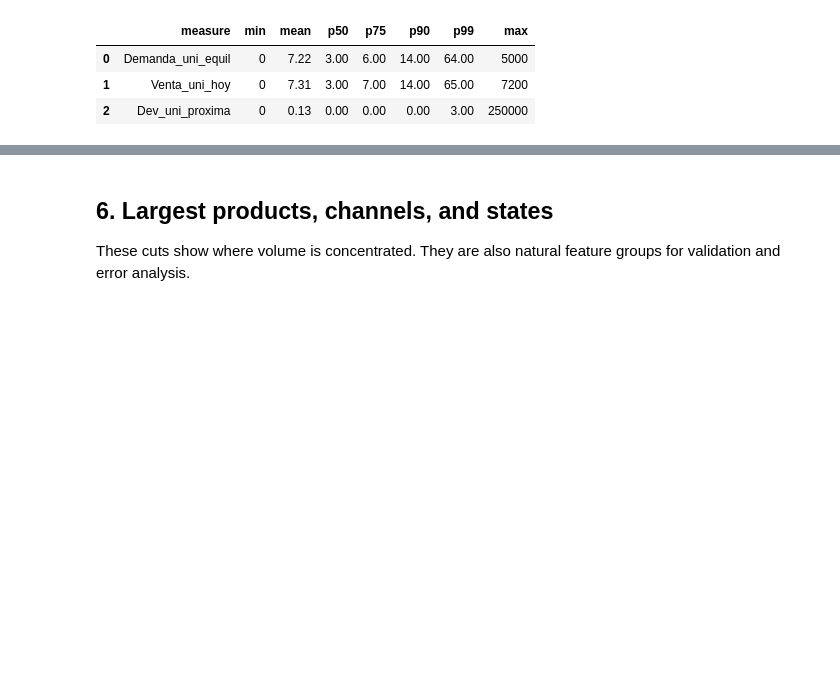
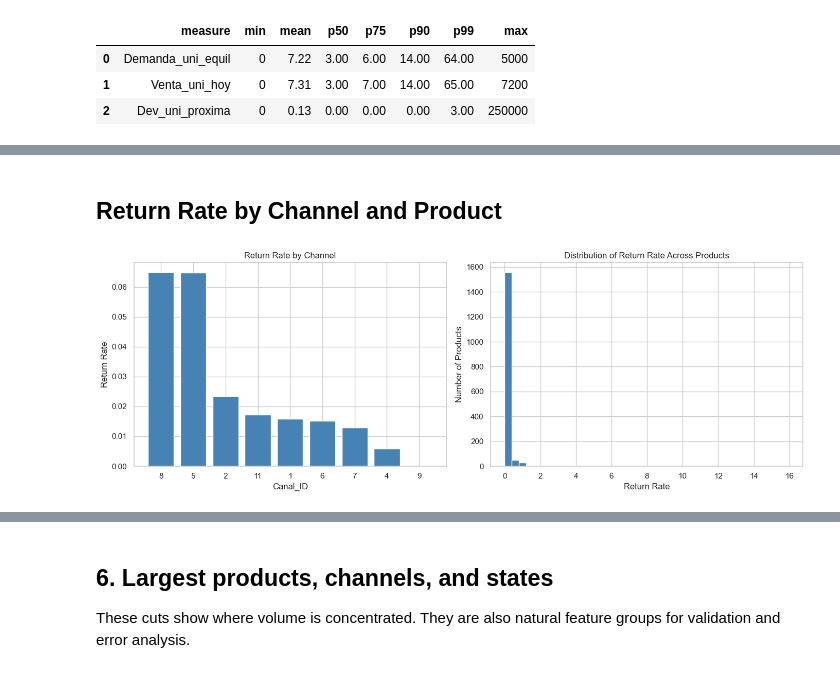
Before and after one commit to ignaciovadillos/bimbo_challenge, a Jupyter notebook: experiments/eda_bimbo.ipynb, the cells around one changed output, grey strips where cells are left out. Cells and saved outputs as stored; diff of their text form; code cells hidden in the pictures; blank space fills up the shorter version.

```diff
--- a/experiments/eda_bimbo.ipynb
+++ b/experiments/eda_bimbo.ipynb
@@ -303,3 +335,42 @@ weekly
 | 4 | 7 | 10382849 | 77,548,038.00 | 1,417,450.00 | 76,597,014.00 | 721,662,484.79 | 13,693,831.37 | ... |
 | 5 | 8 | 10406868 | 76,497,828.00 | 1,452,369.00 | 75,525,105.00 | 713,412,752.58 | 13,885,240.31 | ... |
 | 6 | 9 | 10408713 | 75,991,700.00 | 1,641,371.00 | 75,054,450.00 | 715,954,667.37 | 13,257,387.07 | ... |
+# %% [markdown]
+## Return Rate by Channel and Product
+# %%
+return_by_channel = con.sql(f"""
+    SELECT
+        Canal_ID,
+        SUM(Dev_uni_proxima) / (SUM(Venta_uni_hoy) + 1) AS return_rate,
+        COUNT(*) AS rows
+    FROM read_csv('{TRAIN}', sample_size=100000)
+    GROUP BY Canal_ID
+    ORDER BY return_rate DESC
+""").df()
+
+fig, axes = plt.subplots(1, 2, figsize=(14, 5))
+
+axes[0].bar(return_by_channel["Canal_ID"].astype(str),
+            return_by_channel["return_rate"], color="steelblue")
+axes[0].set_title("Return Rate by Channel")
+axes[0].set_xlabel("Canal_ID")
+axes[0].set_ylabel("Return Rate")
+
+return_by_product = con.sql(f"""
+    SELECT
+        Producto_ID,
+        SUM(Dev_uni_proxima) / (SUM(Venta_uni_hoy) + 1) AS return_rate
+    FROM read_csv('{TRAIN}', sample_size=100000)
+    GROUP BY Producto_ID
+    HAVING SUM(Venta_uni_hoy) > 10
+""").df()
+
+axes[1].hist(return_by_product["return_rate"], bins=40, color="steelblue", edgecolor="white")
+axes[1].set_title("Distribution of Return Rate Across Products")
+axes[1].set_xlabel("Return Rate")
+axes[1].set_ylabel("Number of Products")
+
+plt.tight_layout()
+plt.show()
+# %% [output]
+[figure, added]
```
Also changed, not shown: parts of 8 cells of this notebook, 1 other file.
